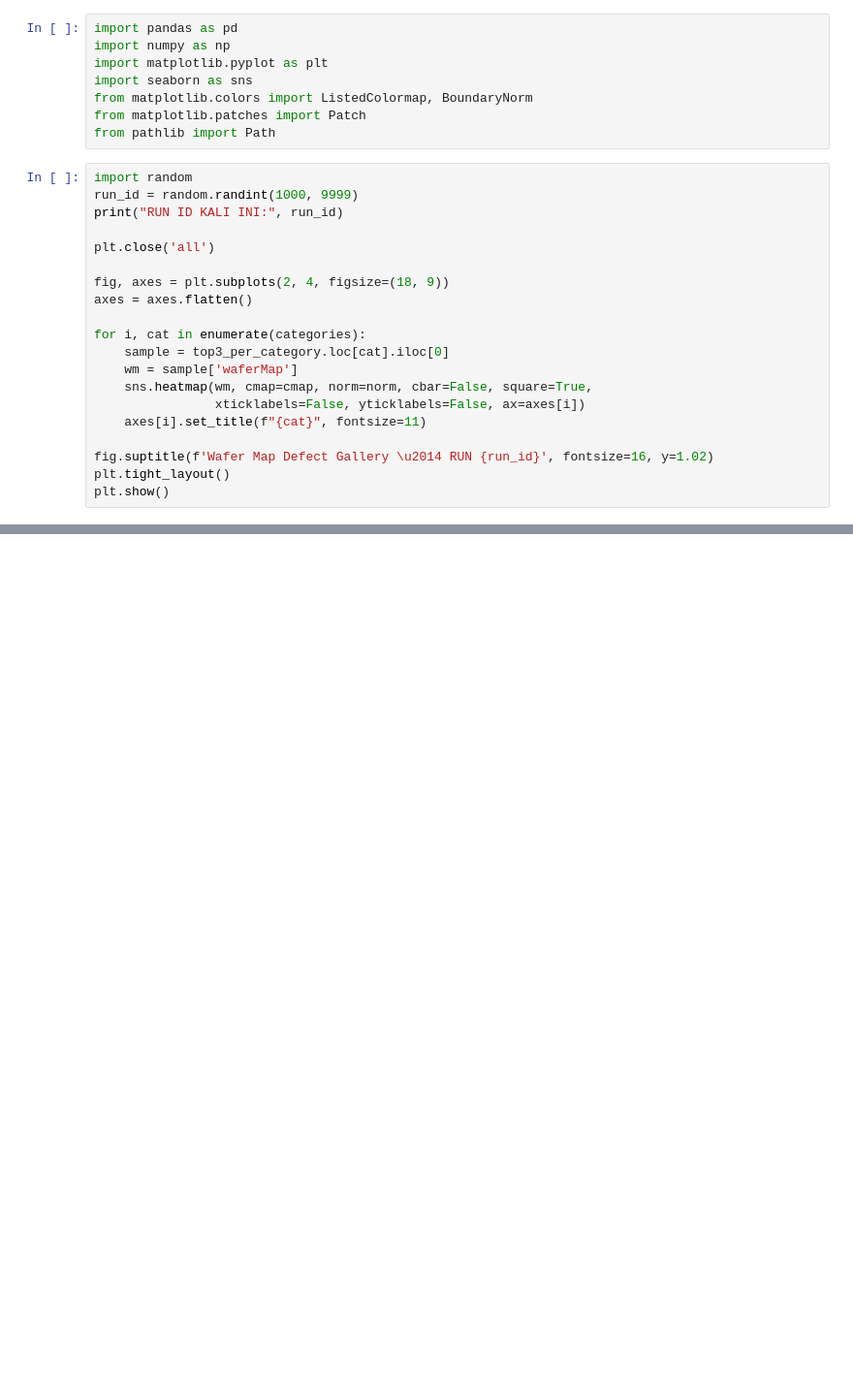
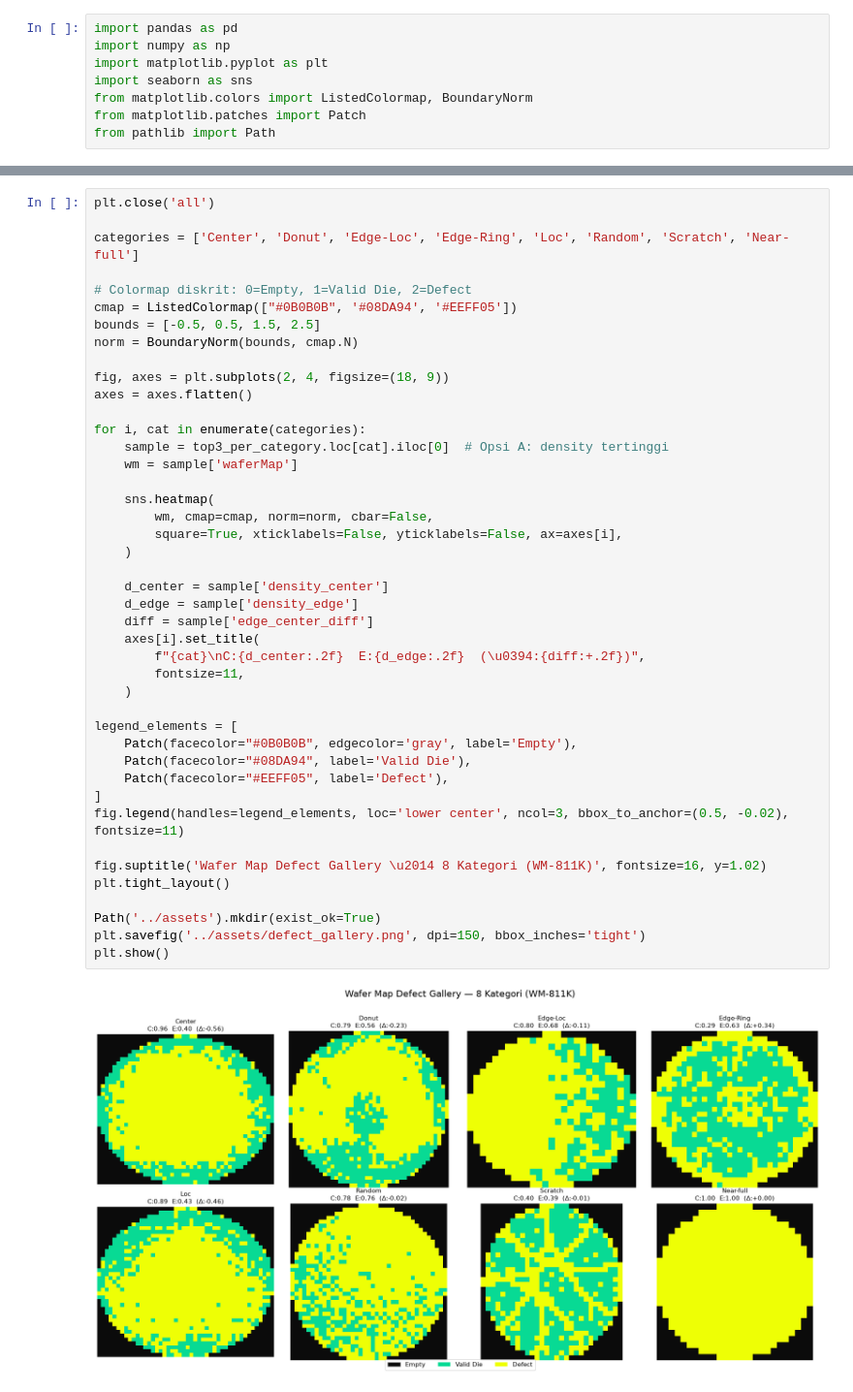
Before and after one commit to AfiefMiko/wafer-map-eda-python, a Jupyter notebook: notebooks/04_defect_gallery.ipynb, the cells around one changed output, grey strips where cells are left out. Shown at 97% size. Drawn from its saved outputs; the diff is of its cells as text; blank space fills up the shorter version.

```diff
--- a/notebooks/04_defect_gallery.ipynb
+++ b/notebooks/04_defect_gallery.ipynb
@@ -51,23 +51,3 @@ import seaborn as sns
 from matplotlib.colors import ListedColormap, BoundaryNorm
 from matplotlib.patches import Patch
 from pathlib import Path
-# %%
-import random
-run_id = random.randint(1000, 9999)
-print("RUN ID KALI INI:", run_id)
-
-plt.close('all')
-
-fig, axes = plt.subplots(2, 4, figsize=(18, 9))
-axes = axes.flatten()
-
-for i, cat in enumerate(categories):
-    sample = top3_per_category.loc[cat].iloc[0]
-    wm = sample['waferMap']
-    sns.heatmap(wm, cmap=cmap, norm=norm, cbar=False, square=True,
-                xticklabels=False, yticklabels=False, ax=axes[i])
-    axes[i].set_title(f"{cat}", fontsize=11)
-
-fig.suptitle(f'Wafer Map Defect Gallery \u2014 RUN {run_id}', fontsize=16, y=1.02)
-plt.tight_layout()
-plt.show()
@@ -117,0 +54,45 @@ Identik dgn wm_dari_loop (array yg benar)? True
+# %%
+plt.close('all')
+
+categories = ['Center', 'Donut', 'Edge-Loc', 'Edge-Ring', 'Loc', 'Random', 'Scratch', 'Near-full']
+
+# Colormap diskrit: 0=Empty, 1=Valid Die, 2=Defect
+cmap = ListedColormap(["#0B0B0B", '#08DA94', '#EEFF05'])
+bounds = [-0.5, 0.5, 1.5, 2.5]
+norm = BoundaryNorm(bounds, cmap.N)
+
+fig, axes = plt.subplots(2, 4, figsize=(18, 9))
+axes = axes.flatten()
+
+for i, cat in enumerate(categories):
+    sample = top3_per_category.loc[cat].iloc[0]  # Opsi A: density tertinggi
+    wm = sample['waferMap']
+
+    sns.heatmap(
+        wm, cmap=cmap, norm=norm, cbar=False,
+        square=True, xticklabels=False, yticklabels=False, ax=axes[i],
+    )
+
+    d_center = sample['density_center']
+    d_edge = sample['density_edge']
+    diff = sample['edge_center_diff']
+    axes[i].set_title(
+        f"{cat}\nC:{d_center:.2f}  E:{d_edge:.2f}  (\u0394:{diff:+.2f})",
+        fontsize=11,
+    )
+
+legend_elements = [
+    Patch(facecolor="#0B0B0B", edgecolor='gray', label='Empty'),
+    Patch(facecolor="#08DA94", label='Valid Die'),
+    Patch(facecolor="#EEFF05", label='Defect'),
+]
+fig.legend(handles=legend_elements, loc='lower center', ncol=3, bbox_to_anchor=(0.5, -0.02), fontsize=11)
+
+fig.suptitle('Wafer Map Defect Gallery \u2014 8 Kategori (WM-811K)', fontsize=16, y=1.02)
+plt.tight_layout()
+
+Path('../assets').mkdir(exist_ok=True)
+plt.savefig('../assets/defect_gallery.png', dpi=150, bbox_inches='tight')
+plt.show()
+# %% [output]
+[figure, added]
```
Also changed, not shown: parts of 3 cells of this notebook.
